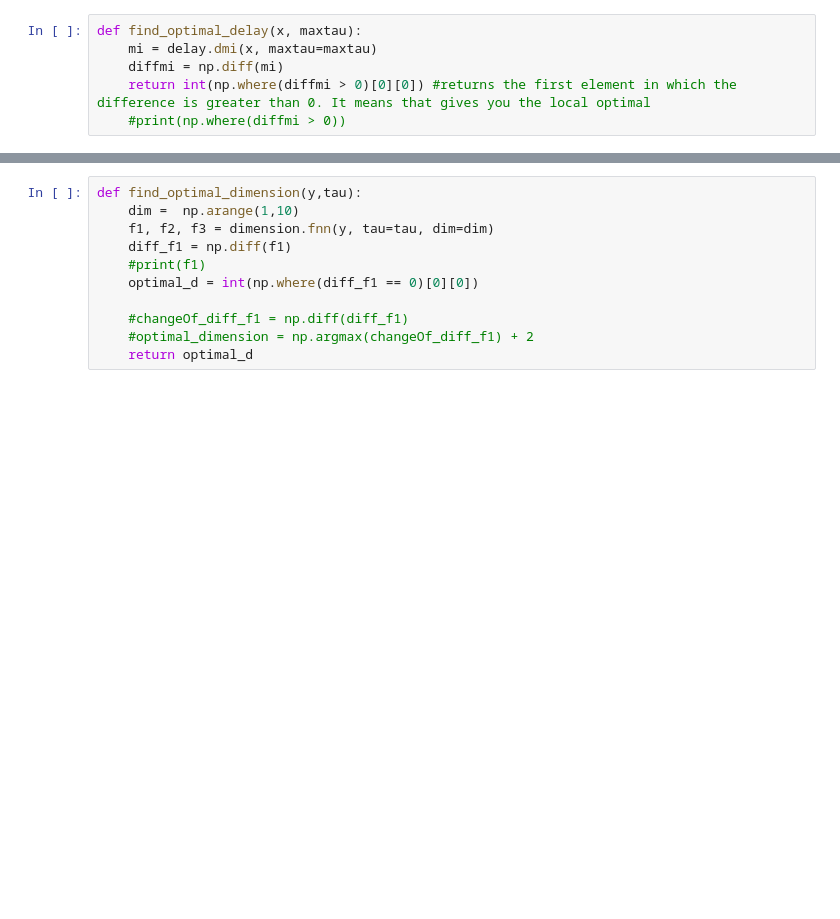
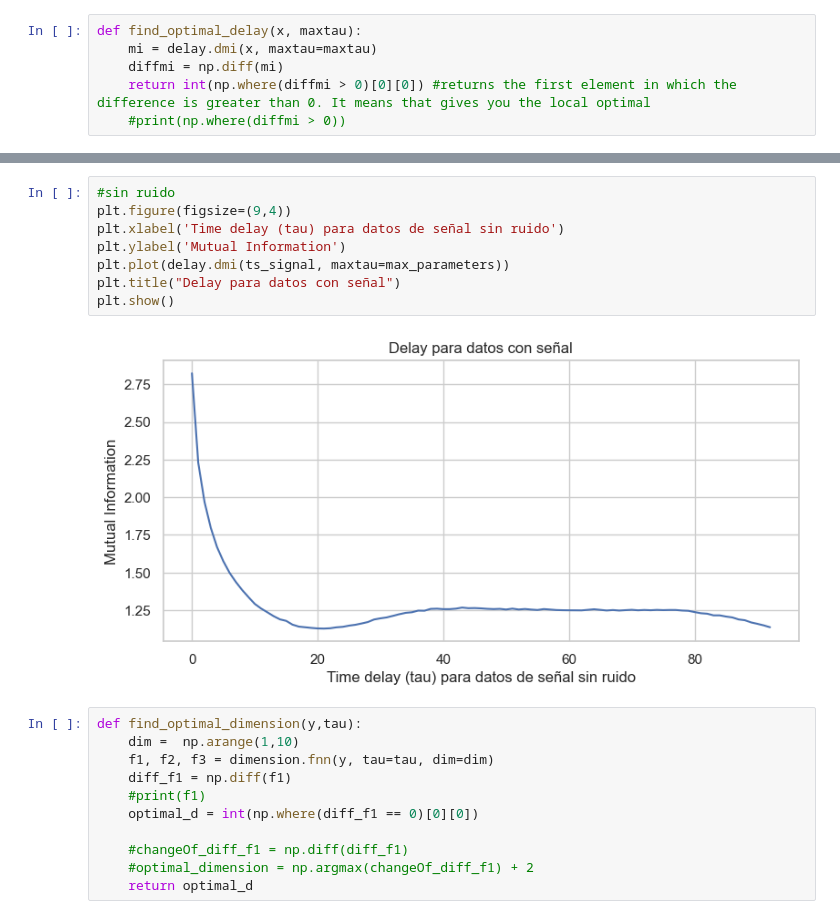
Before and after one commit to CastroMaster10/Detecting-Gravitional-Waves-Using-Topological-algorithms, a Jupyter notebook: main.ipynb, the cells around one changed output, grey strips where cells are left out. Cells and saved outputs as stored; diff of their text form; blank space fills up the shorter version.

Commit message:
Implementacion de homologia persistente y creacion de diferentes señales

```diff
--- a/main.ipynb
+++ b/main.ipynb
@@ -140,3 +197,13 @@ plt.show()
+# %%
+#sin ruido
+plt.figure(figsize=(9,4))
+plt.xlabel('Time delay (tau) para datos de señal sin ruido')
+plt.ylabel('Mutual Information')
+plt.plot(delay.dmi(ts_signal, maxtau=max_parameters))
+plt.title("Delay para datos con señal")
+plt.show()
+# %% [output]
+[figure, added]
 # %%
 def find_optimal_dimension(y,tau):
     dim =  np.arange(1,10)
```
Also changed, not shown: parts of 16 cells of this notebook, 4 other files.
